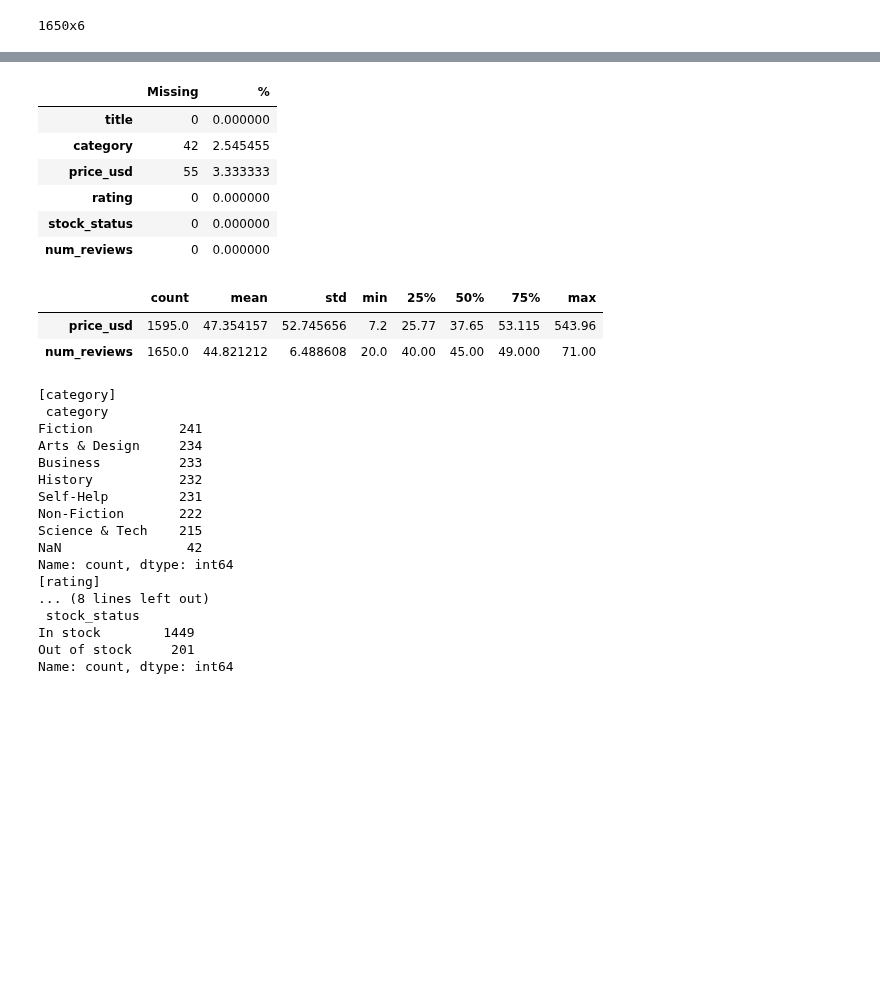
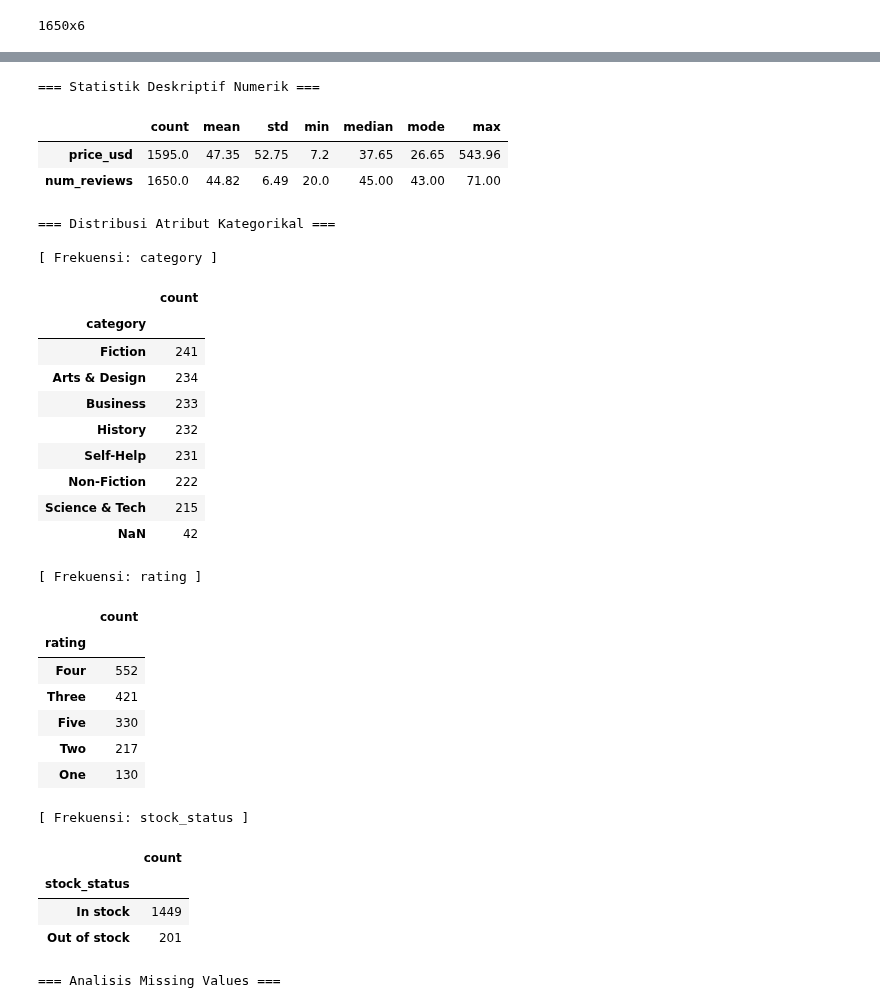
Before and after one commit to catherineapriliaharlina/5054251012_Catherine_praktikum-data-mining, a Jupyter notebook: tugas-scrapping-eda/5054251012_Catherine_Aprilia_Harlina_Tugas_Scrapping_dan_EDA.ipynb, the cells around one changed output, grey strips where cells are left out. Cells and saved outputs as stored; diff of their text form; code cells hidden in the pictures; blank space fills up the shorter version.

```diff
--- a/tugas-scrapping-eda/5054251012_Catherine_Aprilia_Harlina_Tugas_Scrapping_dan_EDA.ipynb
+++ b/tugas-scrapping-eda/5054251012_Catherine_Aprilia_Harlina_Tugas_Scrapping_dan_EDA.ipynb
@@ -47,31 +52,53 @@ memory usage: 147.1 KB
 # %%
-display(pd.DataFrame({'Missing':df_raw.isnull().sum(),'%':(df_raw.isnull().sum()/len(df_raw))*100})); display(df_raw.describe().T)
-for c in ['category','rating','stock_status']: print(f'[{c}]\n', df_raw[c].value_counts(dropna=False))
+num_cols = ['price_usd', 'num_reviews']
+# statistik desk num
+print("=== Statistik Deskriptif Numerik ===")
+display(df_raw[num_cols].describe().T.assign(median=df_raw[num_cols].median(), mode=df_raw[num_cols].mode().iloc[0])[['count', 'mean', 'std', 'min', 'median', 'mode', 'max']].round(2))
+# freq
+print("\n=== Distribusi Atribut Kategorikal ===")
+for c in ['category', 'rating', 'stock_status']: print(f"\n[ Frekuensi: {c} ]"); display(df_raw[c].value_counts(dropna=False).to_frame())
+# missing values
+print("\n=== Analisis Missing Values ===")
+display(pd.DataFrame({'Jumlah Missing': df_raw.isnull().sum(), 'Persentase (%)': (df_raw.isnull().sum()/len(df_raw)*100).round(2)}))
+# outlier
+print("\n=== Hasil Deteksi Outlier ===")
+out_res = []
+for col in num_cols:
+    d = df_raw[col].dropna()
+    q1, q3 = d.quantile(0.25), d.quantile(0.75)
+    iqr = q3 - q1
+    out = d[(d < q1 - 1.5*iqr) | (d > q3 + 1.5*iqr)]
+    out_res.append({'Atribut': col, 'Q1': round(q1, 2), 'Q3': round(q3, 2), 'IQR': round(iqr, 2), 'Batas Bawah': round(q1 - 1.5*iqr, 2), 'Batas Atas': round(q3 + 1.5*iqr, 2), 'Jumlah Outlier': len(out), 'Persentase (%)': round(len(out)/len(df_raw)*100, 2)})
+display(pd.DataFrame(out_res).set_index('Atribut'))
 # %% [output]
+=== Statistik Deskriptif Numerik ===
-|  | Missing | % |
-| title | 0 | 0.000000 |
-| category | 42 | 2.545455 |
-| price_usd | 55 | 3.333333 |
-| rating | 0 | 0.000000 |
-| stock_status | 0 | 0.000000 |
-| num_reviews | 0 | 0.000000 |
+|  | count | mean | std | min | median | mode | max |
+| price_usd | 1595.0 | 47.35 | 52.75 | 7.2 | 37.65 | 26.65 | 543.96 |
+| num_reviews | 1650.0 | 44.82 | 6.49 | 20.0 | 45.00 | 43.00 | 71.00 |
+=== Distribusi Atribut Kategorikal ===
+
+[ Frekuensi: category ]
-|  | count | mean | std | min | 25% | 50% | 75% | max |
-| price_usd | 1595.0 | 47.354157 | 52.745656 | 7.2 | 25.77 | 37.65 | 53.115 | 543.96 |
-| num_reviews | 1650.0 | 44.821212 | 6.488608 | 20.0 | 40.00 | 45.00 | 49.000 | 71.00 |
+|  | count |
+| category |  |
+| Fiction | 241 |
+| Arts & Design | 234 |
+| Business | 233 |
+| History | 232 |
+| Self-Help | 231 |
+| Non-Fiction | 222 |
+| Science & Tech | 215 |
+| NaN | 42 |
-[category]
- category
-Fiction           241
-Arts & Design     234
-Business          233
-History           232
-Self-Help         231
-Non-Fiction       222
-Science & Tech    215
-NaN                42
-Name: count, dtype: int64
-[rating]
-... (8 lines left out)
- stock_status
-In stock        1449
-Out of stock     201
-Name: count, dtype: int64
+[ Frekuensi: rating ]
+|  | count |
+| rating |  |
+| Four | 552 |
+| Three | 421 |
+| Five | 330 |
+| Two | 217 |
+| One | 130 |
+[ Frekuensi: stock_status ]
+|  | count |
+| stock_status |  |
+| In stock | 1449 |
+| Out of stock | 201 |
+=== Analisis Missing Values ===
```
Also changed, not shown: parts of 5 cells of this notebook.
